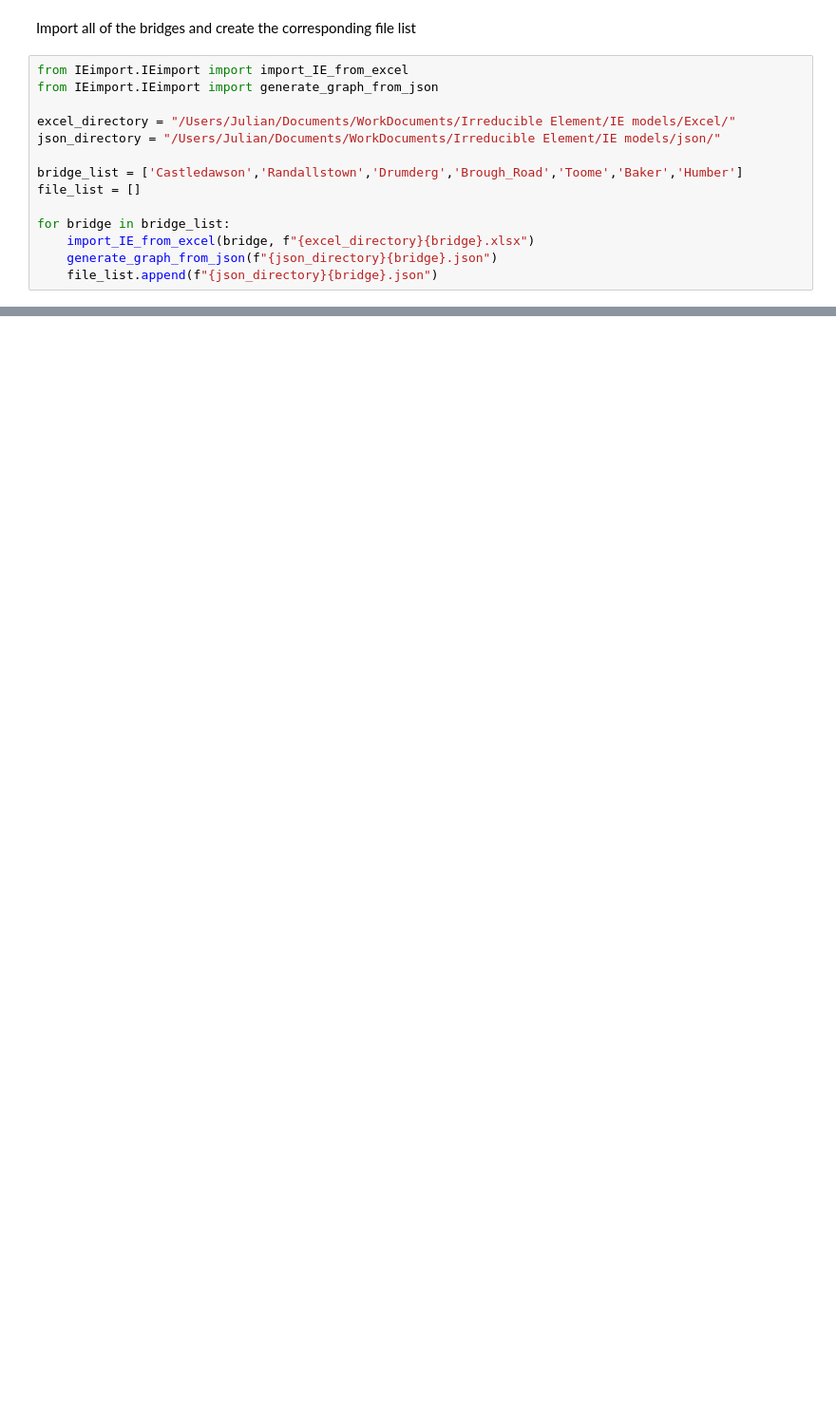
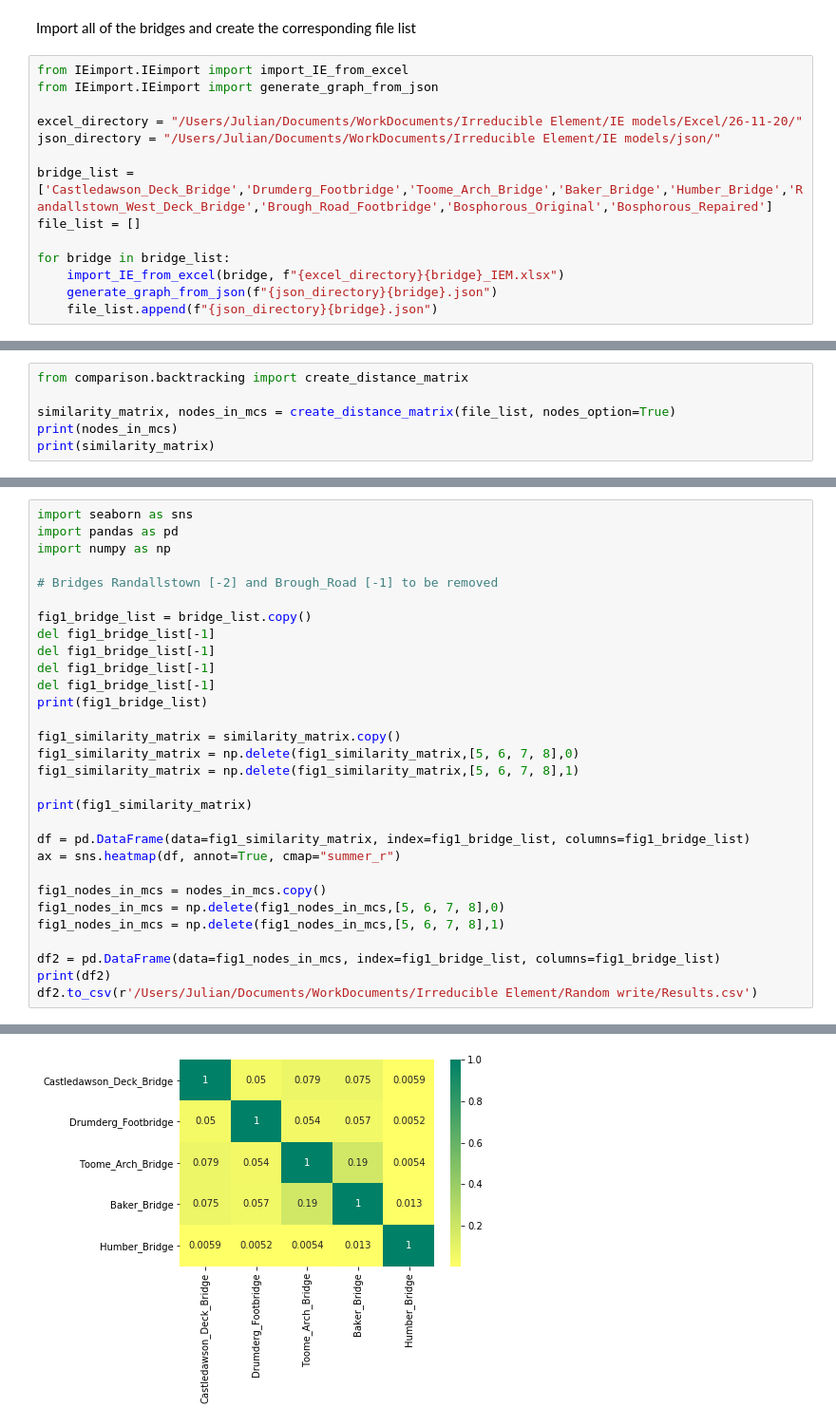
Before and after one commit to dynamics-research-group/agnetwork, a Jupyter notebook: main/first_bridge_journal_.ipynb, the cells around one changed output, grey strips where cells are left out. Shown at 95% size. Drawn from its saved outputs; the diff is of its cells as text; blank space fills up the shorter version.

Commit message:
calculate similarity matrices with new bridges

```diff
--- a/main/first_bridge_journal_.ipynb
+++ b/main/first_bridge_journal_.ipynb
@@ -4,13 +4,13 @@ Import all of the bridges and create the corresponding file list
 from IEimport.IEimport import import_IE_from_excel
 from IEimport.IEimport import generate_graph_from_json
 
-excel_directory = "/Users/Julian/Documents/WorkDocuments/Irreducible Element/IE models/Excel/"
+excel_directory = "/Users/Julian/Documents/WorkDocuments/Irreducible Element/IE models/Excel/26-11-20/"
 json_directory = "/Users/Julian/Documents/WorkDocuments/Irreducible Element/IE models/json/"
 
-bridge_list = ['Castledawson','Randallstown','Drumderg','Brough_Road','Toome','Baker','Humber']
+bridge_list = ['Castledawson_Deck_Bridge','Drumderg_Footbridge','Toome_Arch_Bridge','Baker_Bridge','Humber_Bridge','Randallstown_West_Deck_Bridge','Brough_Road_Footbridge','Bosphorous_Original','Bosphorous_Repaired']
 file_list = []
 
 for bridge in bridge_list:
-    import_IE_from_excel(bridge, f"{excel_directory}{bridge}.xlsx")
+    import_IE_from_excel(bridge, f"{excel_directory}{bridge}_IEM.xlsx")
     generate_graph_from_json(f"{json_directory}{bridge}.json")
     file_list.append(f"{json_directory}{bridge}.json")
@@ -17 +19,7 @@ for bridge in bridge_list:
+# %%
+from comparison.backtracking import create_distance_matrix
+
+similarity_matrix, nodes_in_mcs = create_distance_matrix(file_list, nodes_option=True)
+print(nodes_in_mcs)
+print(similarity_matrix)
 # %% [markdown]
@@ -47,0 +27,31 @@ Matching 2/5 and 3/5
+# %%
+import seaborn as sns
+import pandas as pd
+import numpy as np
+
+# Bridges Randallstown [-2] and Brough_Road [-1] to be removed
+
+fig1_bridge_list = bridge_list.copy()
+del fig1_bridge_list[-1]
+del fig1_bridge_list[-1]
+del fig1_bridge_list[-1]
+del fig1_bridge_list[-1]
+print(fig1_bridge_list)
+
+fig1_similarity_matrix = similarity_matrix.copy()
+fig1_similarity_matrix = np.delete(fig1_similarity_matrix,[5, 6, 7, 8],0)
+fig1_similarity_matrix = np.delete(fig1_similarity_matrix,[5, 6, 7, 8],1)
+
+print(fig1_similarity_matrix)
+
+df = pd.DataFrame(data=fig1_similarity_matrix, index=fig1_bridge_list, columns=fig1_bridge_list)
+ax = sns.heatmap(df, annot=True, cmap="summer_r")
+
+fig1_nodes_in_mcs = nodes_in_mcs.copy()
+fig1_nodes_in_mcs = np.delete(fig1_nodes_in_mcs,[5, 6, 7, 8],0)
+fig1_nodes_in_mcs = np.delete(fig1_nodes_in_mcs,[5, 6, 7, 8],1)
+
+df2 = pd.DataFrame(data=fig1_nodes_in_mcs, index=fig1_bridge_list, columns=fig1_bridge_list)
+print(df2)
+df2.to_csv(r'/Users/Julian/Documents/WorkDocuments/Irreducible Element/Random write/Results.csv')
+# %% [output]
@@ -47,0 +77 @@ Matching 2/5 and 3/5
+[figure, added]
```
Also changed, not shown: parts of 6 cells of this notebook.
